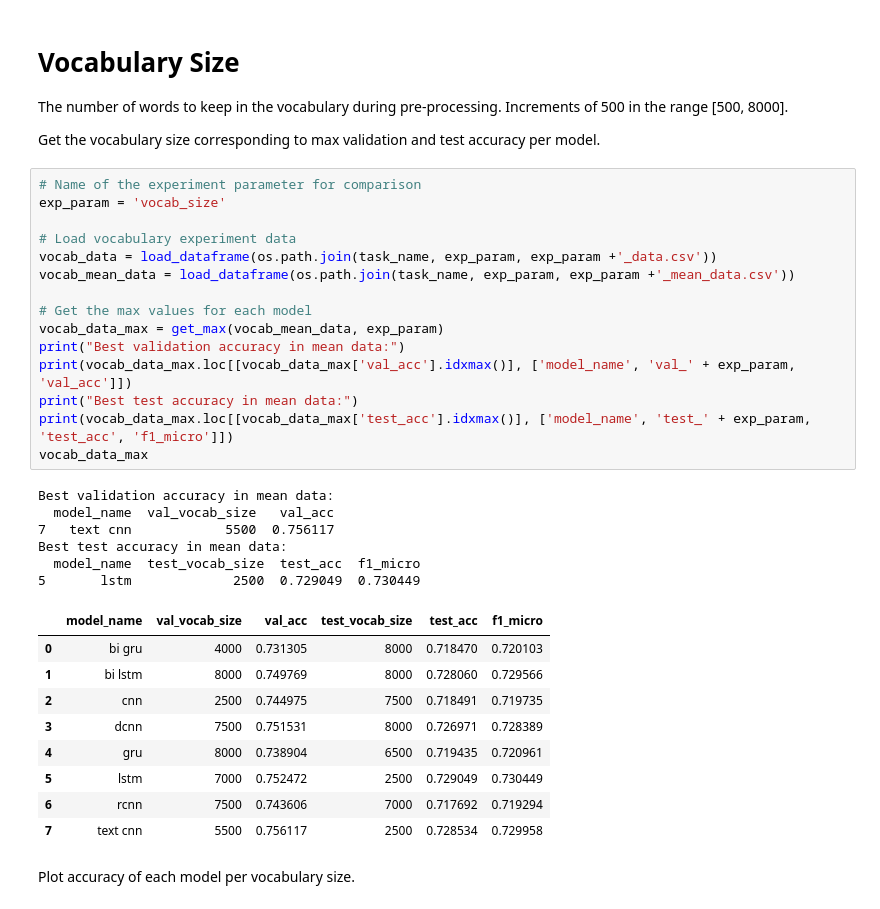
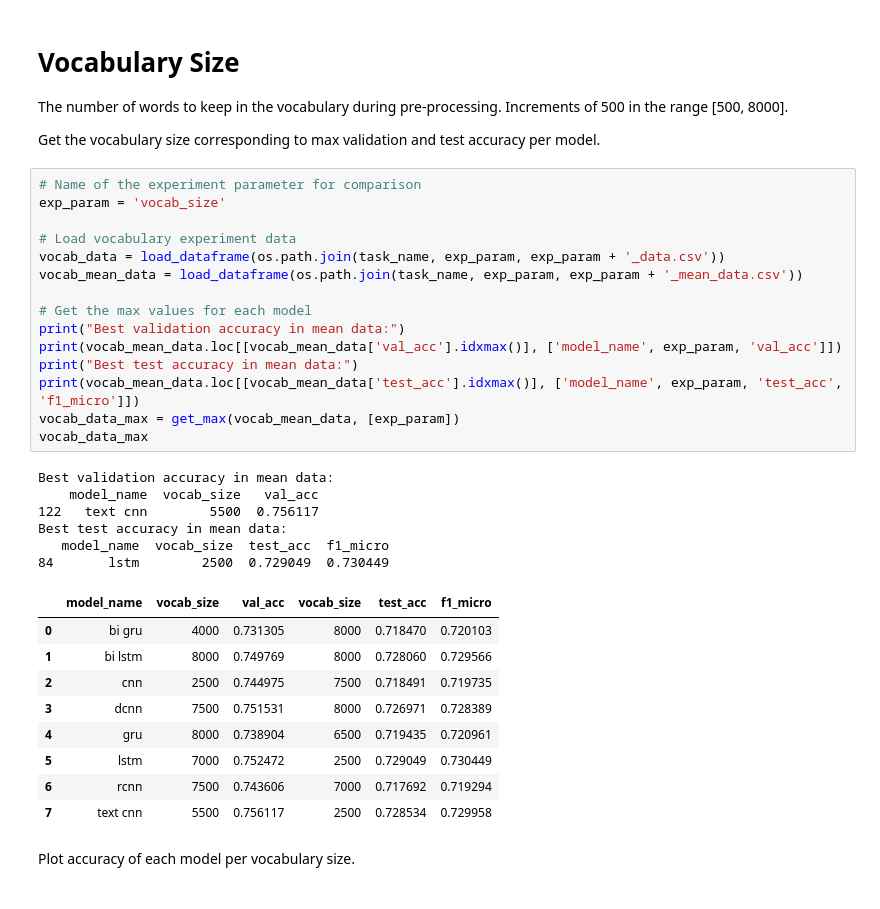
Before and after one commit to NathanDuran/Sentence-Encoding-for-DA-Classification, a Jupyter notebook: data_processing/results.ipynb, the cells around one changed output. Saved outputs shown, nothing was run; the diff lists cells and outputs as text.

```diff
--- a/data_processing/results.ipynb
+++ b/data_processing/results.ipynb
@@ -13,26 +13,26 @@ Get the vocabulary size corresponding to max validation and test accuracy per mo
 # %%
 # Name of the experiment parameter for comparison
 exp_param = 'vocab_size'
 
 # Load vocabulary experiment data
-vocab_data = load_dataframe(os.path.join(task_name, exp_param, exp_param +'_data.csv'))
-vocab_mean_data = load_dataframe(os.path.join(task_name, exp_param, exp_param +'_mean_data.csv'))
+vocab_data = load_dataframe(os.path.join(task_name, exp_param, exp_param + '_data.csv'))
+vocab_mean_data = load_dataframe(os.path.join(task_name, exp_param, exp_param + '_mean_data.csv'))
 
 # Get the max values for each model
-vocab_data_max = get_max(vocab_mean_data, exp_param)
 print("Best validation accuracy in mean data:")
-print(vocab_data_max.loc[[vocab_data_max['val_acc'].idxmax()], ['model_name', 'val_' + exp_param, 'val_acc']])
+print(vocab_mean_data.loc[[vocab_mean_data['val_acc'].idxmax()], ['model_name', exp_param, 'val_acc']])
 print("Best test accuracy in mean data:")
-print(vocab_data_max.loc[[vocab_data_max['test_acc'].idxmax()], ['model_name', 'test_' + exp_param, 'test_acc', 'f1_micro']])
+print(vocab_mean_data.loc[[vocab_mean_data['test_acc'].idxmax()], ['model_name', exp_param, 'test_acc', 'f1_micro']])
+vocab_data_max = get_max(vocab_mean_data, [exp_param])
 vocab_data_max
 # %% [output]
 Best validation accuracy in mean data:
-  model_name  val_vocab_size   val_acc
-7   text cnn            5500  0.756117
+    model_name  vocab_size   val_acc
+122   text cnn        5500  0.756117
 Best test accuracy in mean data:
-  model_name  test_vocab_size  test_acc  f1_micro
-5       lstm             2500  0.729049  0.730449
+   model_name  vocab_size  test_acc  f1_micro
+84       lstm        2500  0.729049  0.730449
-|  | model_name | val_vocab_size | val_acc | test_vocab_size | test_acc | f1_micro |
+|  | model_name | vocab_size | val_acc | vocab_size | test_acc | f1_micro |
 | 0 | bi gru | 4000 | 0.731305 | 8000 | 0.718470 | 0.720103 |
 | 1 | bi lstm | 8000 | 0.749769 | 8000 | 0.728060 | 0.729566 |
 | 2 | cnn | 2500 | 0.744975 | 7500 | 0.718491 | 0.719735 |
```
Also changed, not shown: parts of 24 cells of this notebook, 2 other files.
